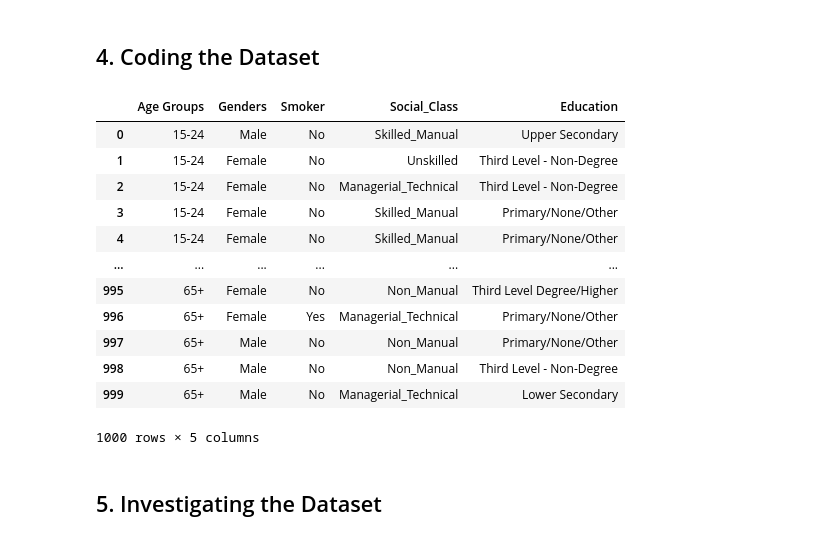
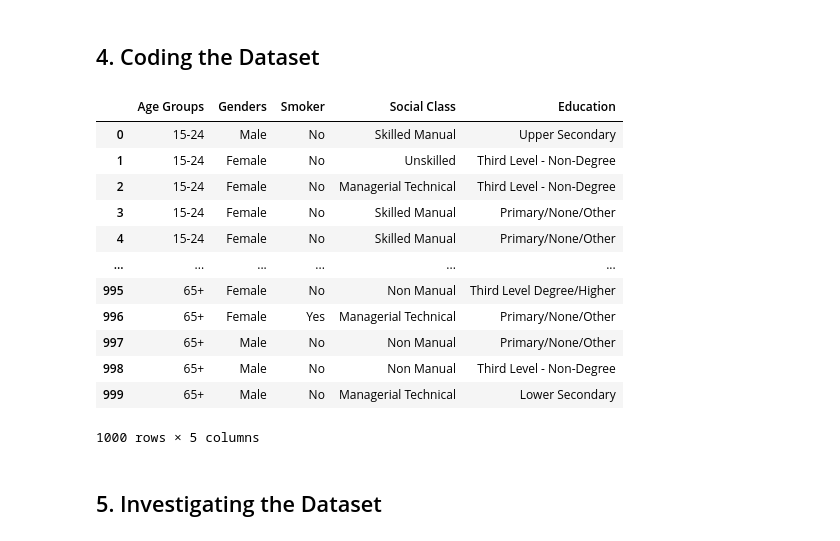
Before and after one commit to Scunnies/PfDA_Assignment, a Jupyter notebook: PfDA_Assignment.ipynb, the cells around one changed output. Drawn from its saved outputs; the diff is of its cells as text; code cells hidden in the pictures.

```diff
--- a/PfDA_Assignment.ipynb
+++ b/PfDA_Assignment.ipynb
@@ -188,7 +211,7 @@ I will use the following probability table from CSO statistics to calculate the
 ## 4. Coding the Dataset  <a class="anchor" id="dataset"></a>
 # %%
 # overall dataframe categories pulling together all the code
-df = pd.DataFrame(columns=['Age Groups','Genders', 'Smoker', 'Social_Class', 'Education'])
+df = pd.DataFrame(columns=['Age Groups','Genders', 'Smoker', 'Social Class', 'Education'])
 
 # set the seed, a nod to Douglas Adams and the ASCII code for the symbol *
 np.random.seed(42)
@@ -216,47 +239,47 @@ def smoker_gender(smoke):
     if smoke == 'Female':
         return np.random.choice(smokers, p=[0.17, 0.83])
 
 df['Smoker'] = df['Genders'].apply(smoker_gender)
 
 # dataframe for social class
-classes = ['Professional_Workers', 'Managerial_Technical', 'Non_Manual', 'Skilled_Manual', 'Semiskilled', 'Unskilled', 'Other']
-df['Social_Class'] = np.random.choice(classes, size=1000, p=[0.081, 0.281, 0.176, 0.141, 0.105, 0.036, 0.180], replace=True)
+classes = ['Professional Workers', 'Managerial Technical', 'Non Manual', 'Skilled Manual', 'Semi-skilled', 'Unskilled', 'Other']
+df['Social Class'] = np.random.choice(classes, size=1000, p=[0.081, 0.281, 0.176, 0.141, 0.105, 0.036, 0.180], replace=True)
 
 
 # dataframe for education
 education = ['Primary/None/Other', 'Lower Secondary', 'Upper Secondary', 'Third Level - Non-Degree', 'Third Level Degree/Higher']
 
 
 def levels(age):
     if age == '15-24':
         return np.random.choice(education, p=[0.52, 0.05, 0.19, 0.11, 0.13])
     if age == '25-34':
         return np.random.choice(education, p=[0.25, 0.06, 0.14, 0.19, 0.36])
     if age == '35-44':
         return np.random.choice(education, p=[0.18, 0.09, 0.15, 0.22, 0.36])
     if age == '45-54':
         return np.random.choice(education, p=[0.16, 0.18, 0.19, 0.21, 0.26])
     if age == '55-64':
         return np.random.choice(education, p=[0.24, 0.21, 0.2, 0.16, 0.19])
     if age == '65+':
         return np.random.choice(education, p=[0.46, 0.17, 0.14, 0.11, 0.12])
 
 df['Education'] = df['Age Groups'].apply(levels)
 
 df
 # %% [output]
-|  | Age Groups | Genders | Smoker | Social_Class | Education |
-| 0 | 15-24 | Male | No | Skilled_Manual | Upper Secondary |
+|  | Age Groups | Genders | Smoker | Social Class | Education |
+| 0 | 15-24 | Male | No | Skilled Manual | Upper Secondary |
 | 1 | 15-24 | Female | No | Unskilled | Third Level - Non-Degree |
-| 2 | 15-24 | Female | No | Managerial_Technical | Third Level - Non-Degree |
-| 3 | 15-24 | Female | No | Skilled_Manual | Primary/None/Other |
-| 4 | 15-24 | Female | No | Skilled_Manual | Primary/None/Other |
+| 2 | 15-24 | Female | No | Managerial Technical | Third Level - Non-Degree |
+| 3 | 15-24 | Female | No | Skilled Manual | Primary/None/Other |
+| 4 | 15-24 | Female | No | Skilled Manual | Primary/None/Other |
 | ... | ... | ... | ... | ... | ... |
-| 995 | 65+ | Female | No | Non_Manual | Third Level Degree/Higher |
-| 996 | 65+ | Female | Yes | Managerial_Technical | Primary/None/Other |
-| 997 | 65+ | Male | No | Non_Manual | Primary/None/Other |
-| 998 | 65+ | Male | No | Non_Manual | Third Level - Non-Degree |
-| 999 | 65+ | Male | No | Managerial_Technical | Lower Secondary |
+| 995 | 65+ | Female | No | Non Manual | Third Level Degree/Higher |
+| 996 | 65+ | Female | Yes | Managerial Technical | Primary/None/Other |
+| 997 | 65+ | Male | No | Non Manual | Primary/None/Other |
+| 998 | 65+ | Male | No | Non Manual | Third Level - Non-Degree |
+| 999 | 65+ | Male | No | Managerial Technical | Lower Secondary |
 1000 rows × 5 columns
 # %% [markdown]
 ## 5. Investigating the Dataset  <a class="anchor" id="investigating"></a>
```
Also changed, not shown: parts of 32 cells of this notebook.
